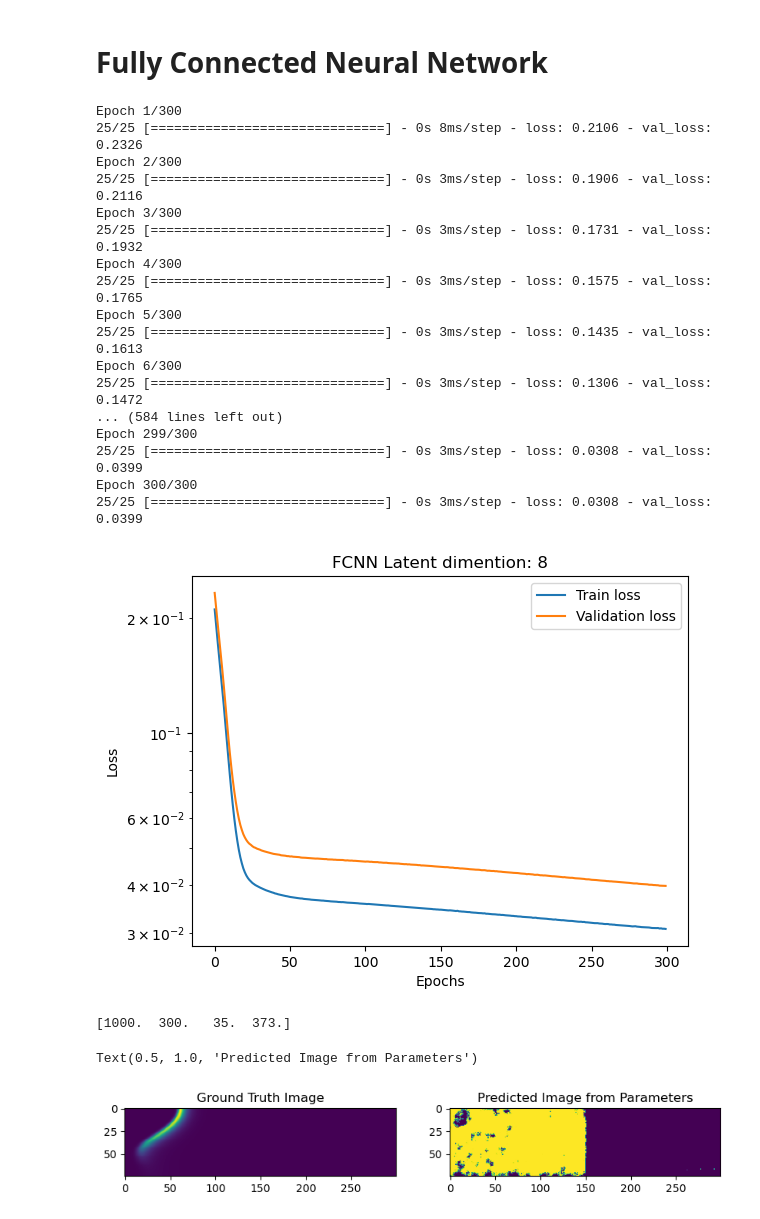
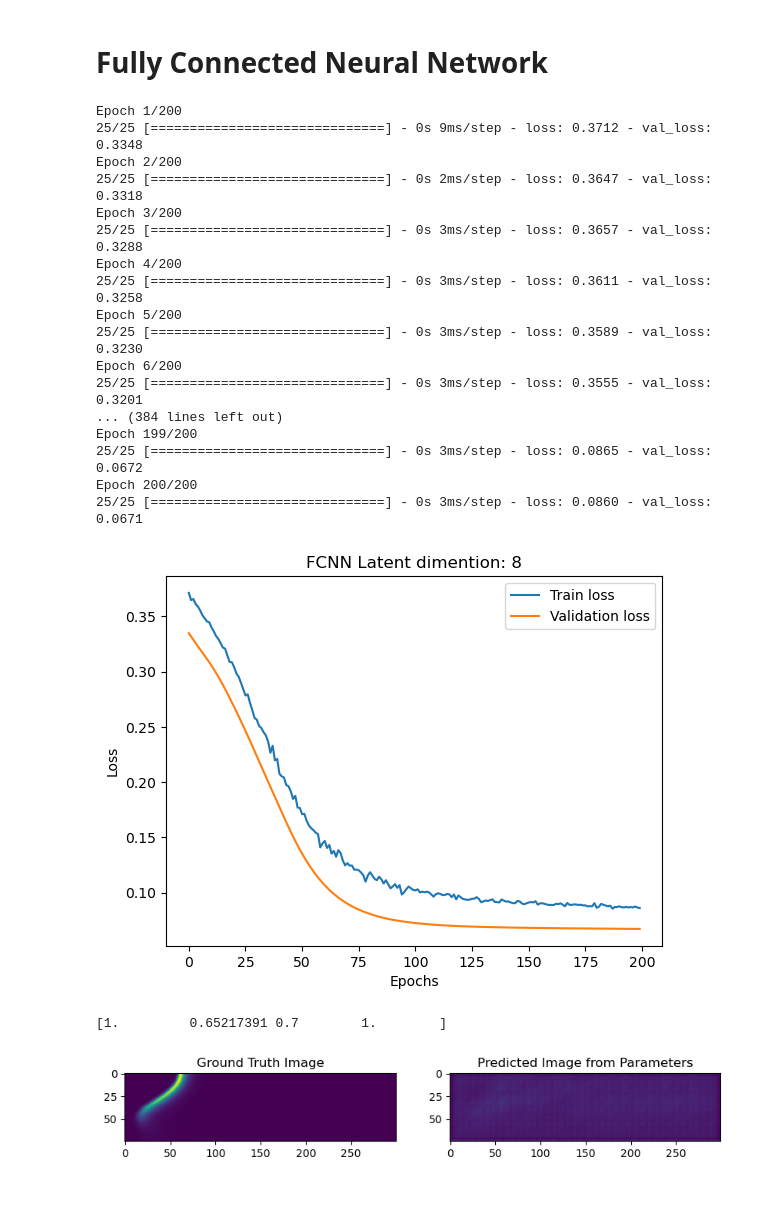
Before and after one commit to zzhuqshun/ML-for-dynamical-system, a Jupyter notebook: Autoencoder.ipynb, the cells around one changed output. Drawn from its saved outputs; the diff is of its cells as text; code cells hidden in the pictures.

```diff
--- a/Autoencoder.ipynb
+++ b/Autoencoder.ipynb
@@ -485,15 +545,11 @@ param_dim = conditions.shape[1]
 
 mapping = tf.keras.Sequential([
     tf.keras.layers.InputLayer(input_shape = (param_dim,)),
-    tf.keras.layers.Dense(16, activation='relu'),
-    # tf.keras.layers.Dropout(0.3),
-    tf.keras.layers.Dense(32, activation='relu'),
-    # tf.keras.layers.Dropout(0.3),
-    # tf.keras.layers.Dense(64, activation='relu'),
-    # tf.keras.layers.Dropout(0.3),
-    # tf.keras.layers.Dense(64, activation='leaky_relu'),
-    # tf.keras.layers.Dropout(0.3),
-    tf.keras.layers.Dense(latent_dim, activation='linear')
+    tf.keras.layers.Dense(8, activation='leaky_relu'),
+    tf.keras.layers.Dense(16, activation='leaky_relu'),
+    tf.keras.layers.Dropout(0.4),
+    # tf.keras.layers.Dense(32, activation='leaky_relu'),
+    tf.keras.layers.Dense(latent_dim, activation='sigmoid')
 ])
 
 mapping.compile(optimizer=tf.keras.optimizers.Adam(learning_rate=1e-4), loss='mse')
@@ -505,40 +561,43 @@ encoded_train_cae = CAE.encoder(train_data).numpy()
 encoded_train_mapping = encoded_train_cae/np.max(encoded_train_cae)
 encoded_test_mapping = encoded_test_cae/np.max(encoded_test_cae)
 
-hist_mapping = mapping.fit(label_train, encoded_train_mapping, epochs=300, batch_size=8,validation_data=(label_test,encoded_test_mapping))
+# encoded_train_mapping = encoded_train_cae
+# encoded_test_mapping = encoded_test_cae
+
+hist_mapping = mapping.fit(label_train, encoded_train_mapping, epochs=200, batch_size=8,validation_data=(label_test,encoded_test_mapping))
 # %% [output]
-Epoch 1/300
-25/25 [==============================] - 0s 8ms/step - loss: 0.2106 - val_loss: 0.2326
-Epoch 2/300
-25/25 [==============================] - 0s 3ms/step - loss: 0.1906 - val_loss: 0.2116
-Epoch 3/300
-25/25 [==============================] - 0s 3ms/step - loss: 0.1731 - val_loss: 0.1932
-Epoch 4/300
-25/25 [==============================] - 0s 3ms/step - loss: 0.1575 - val_loss: 0.1765
-Epoch 5/300
-25/25 [==============================] - 0s 3ms/step - loss: 0.1435 - val_loss: 0.1613
-Epoch 6/300
-25/25 [==============================] - 0s 3ms/step - loss: 0.1306 - val_loss: 0.1472
-... (584 lines left out)
-Epoch 299/300
-25/25 [==============================] - 0s 3ms/step - loss: 0.0308 - val_loss: 0.0399
-Epoch 300/300
-25/25 [==============================] - 0s 3ms/step - loss: 0.0308 - val_loss: 0.0399
+Epoch 1/200
+25/25 [==============================] - 0s 9ms/step - loss: 0.3712 - val_loss: 0.3348
+Epoch 2/200
+25/25 [==============================] - 0s 2ms/step - loss: 0.3647 - val_loss: 0.3318
+Epoch 3/200
+25/25 [==============================] - 0s 3ms/step - loss: 0.3657 - val_loss: 0.3288
+Epoch 4/200
+25/25 [==============================] - 0s 3ms/step - loss: 0.3611 - val_loss: 0.3258
+Epoch 5/200
+25/25 [==============================] - 0s 3ms/step - loss: 0.3589 - val_loss: 0.3230
+Epoch 6/200
+25/25 [==============================] - 0s 3ms/step - loss: 0.3555 - val_loss: 0.3201
+... (384 lines left out)
+Epoch 199/200
+25/25 [==============================] - 0s 3ms/step - loss: 0.0865 - val_loss: 0.0672
+Epoch 200/200
+25/25 [==============================] - 0s 3ms/step - loss: 0.0860 - val_loss: 0.0671
 # %%
 loss_map = hist_mapping.history['loss']
 val_loss_map = hist_mapping.history['val_loss']
 
-plt.semilogy(loss_map, label ='Train loss')
-plt.semilogy(val_loss_map, label = 'Validation loss')
-# plt.plot(loss_map, label ='Train loss')
-# plt.plot(val_loss_map, label = 'Validation loss')
+# plt.semilogy(loss_map, label ='Train loss')
+# plt.semilogy(val_loss_map, label = 'Validation loss')
+plt.plot(loss_map, label ='Train loss')
+plt.plot(val_loss_map, label = 'Validation loss')
 plt.xlabel('Epochs')
 plt.ylabel('Loss')
 plt.title(f'FCNN Latent dimention: {latent_dim}')
 plt.legend()
 plt.show()
 # %% [output]
-[figure, old version]
+[figure, new version]
 # %%
 # new_params = []
 
@@ -554,16 +613,12 @@ plt.show()
 idx = 100
 # 20, 100, 170
 
-new_params = conditions[idx]
-print(conditions[idx])
+new_params = df[idx]
+print(df[idx])
 params = np.expand_dims(new_params, axis=0)
 latent_data = mapping(params)
 pred_img = CAE.decoder(latent_data)
 pred_img = np.squeeze(pred_img.numpy())
-
-# plt.imshow(pred_img)
-# plt.title("Predicted Image from Parameters")
-# plt.show()
 
 #plot the predicted image vs the ground truth
 fig = plt.figure(figsize=(10, 10))
@@ -576,9 +631,8 @@ plt.title("Ground Truth Image")
 
 ax = fig.add_subplot(rows, columns, 2)
 plt.imshow(pred_img)
-
 plt.title("Predicted Image from Parameters")
+plt.show()
 # %% [output]
-[1000.  300.   35.  373.]
+[1.         0.65217391 0.7        1.        ]
-Text(0.5, 1.0, 'Predicted Image from Parameters')
-[figure, old version]
+[figure, new version]
```
Also changed, not shown: parts of 15 cells of this notebook, 8 other files.
